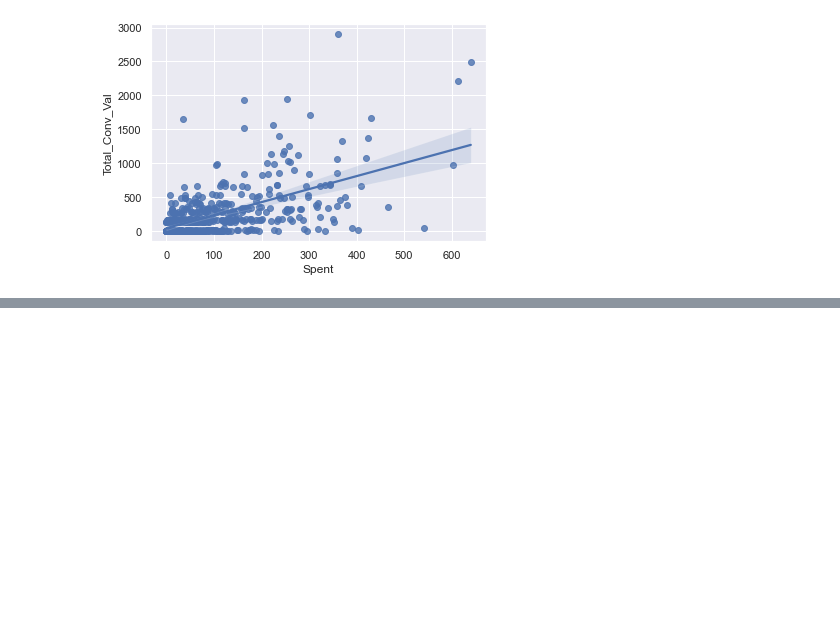
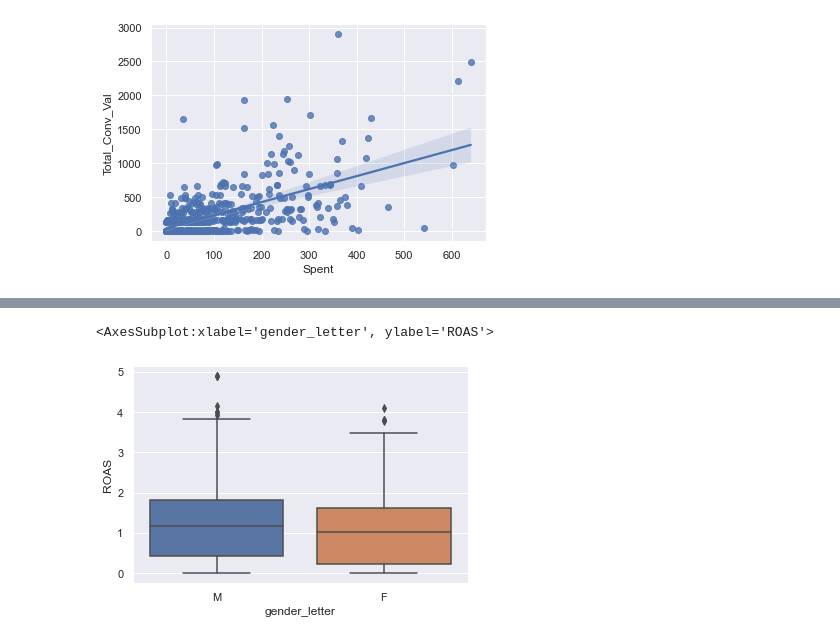
Before and after one commit to ftanveer/Digital-Advertising-ROI-Analysis, a Jupyter notebook: Click Sales Conversion.ipynb, the cells around one changed output, grey strips where cells are left out. Saved outputs shown, nothing was run; the diff lists cells and outputs as text; code cells hidden in the pictures; blank space fills up the shorter version.

```diff
--- a/Click Sales Conversion.ipynb
+++ b/Click Sales Conversion.ipynb
@@ -406,0 +426,4 @@ sns.regplot(x='Spent',y="Total_Conv_Val", data = df_1178)
+# %%
+df_2_1178 = df_1178.copy()
+
+df_2_1178["ROAS"] = np.log1p(df_2_1178["ROAS"])
@@ -406,0 +440,5 @@ sns.regplot(x='Spent',y="Total_Conv_Val", data = df_1178)
+# %%
+sns.boxplot(data = df_2_1178, x = "gender_letter", y = "ROAS")
+# %% [output]
+<AxesSubplot:xlabel='gender_letter', ylabel='ROAS'>
+[figure, added]
```
Also changed, not shown: parts of 22 cells of this notebook.
